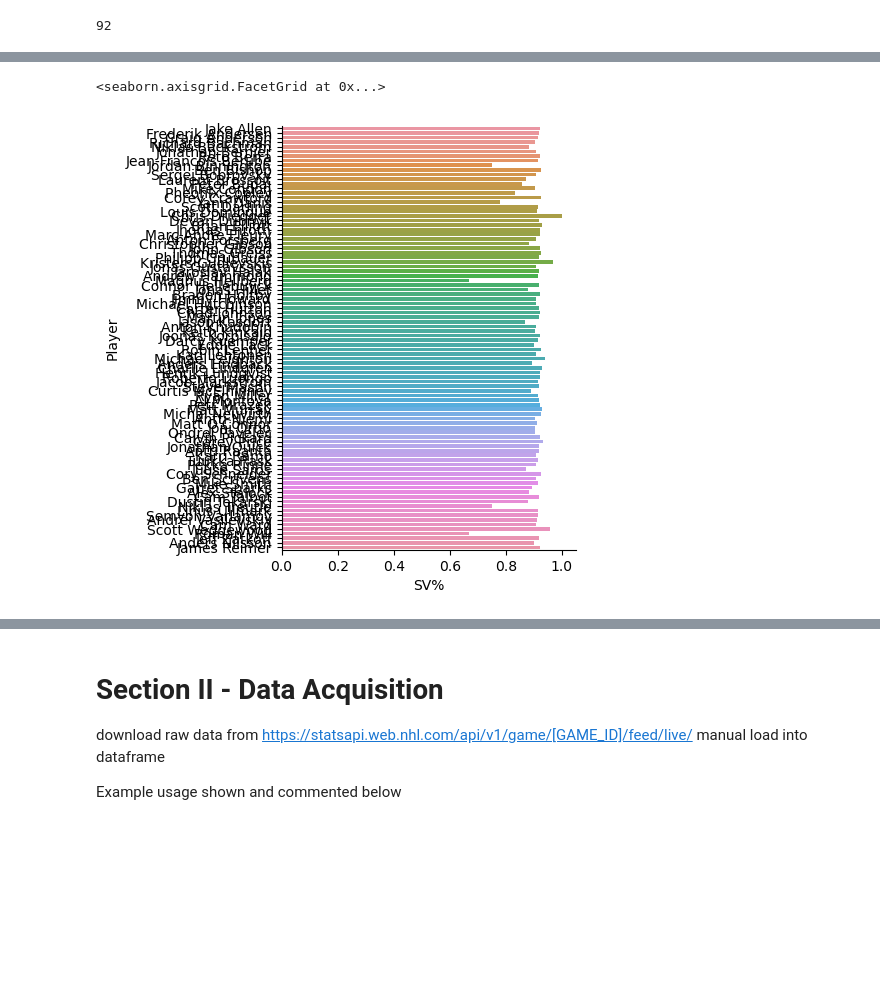
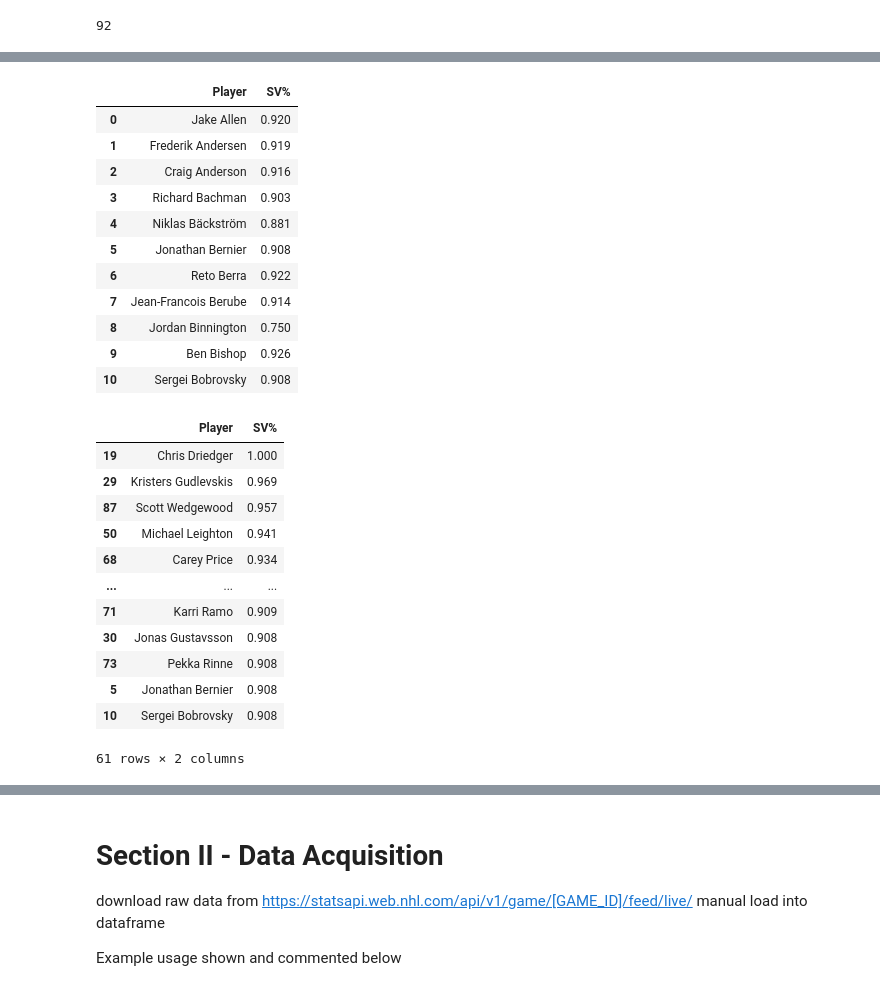
Before and after one commit to Jawing/ift6758-project-template-main, a Jupyter notebook: binulal.ipynb, the cells around one changed output, grey strips where cells are left out. Saved outputs shown, nothing was run; the diff lists cells and outputs as text; code cells hidden in the pictures; blank space fills up the shorter version.

```diff
--- a/binulal.ipynb
+++ b/binulal.ipynb
@@ -96,5 +96,15 @@ ax = sns.barplot(x="SV%", y="Player", data=goaliesDF )
-# %%
-sns.catplot(x="SV%", y="Player", kind="bar", data=goaliesDF )
-# %% [output]
-<seaborn.axisgrid.FacetGrid at 0x...>
-[figure, removed]
+# %%
+goaliesDF.loc[:10]
+# %% [output]
+|  | Player | SV% |
+| 0 | Jake Allen | 0.920 |
+| 1 | Frederik Andersen | 0.919 |
+| 2 | Craig Anderson | 0.916 |
+| 3 | Richard Bachman | 0.903 |
+| 4 | Niklas Bäckström | 0.881 |
+| 5 | Jonathan Bernier | 0.908 |
+| 6 | Reto Berra | 0.922 |
+| 7 | Jean-Francois Berube | 0.914 |
+| 8 | Jordan Binnington | 0.750 |
+| 9 | Ben Bishop | 0.926 |
+| 10 | Sergei Bobrovsky | 0.908 |
@@ -100,0 +113,16 @@ sns.catplot(x="SV%", y="Player", kind="bar", data=goaliesDF )
+# %%
+goaliesDF.loc[:10]
+# %% [output]
+|  | Player | SV% |
+| 19 | Chris Driedger | 1.000 |
+| 29 | Kristers Gudlevskis | 0.969 |
+| 87 | Scott Wedgewood | 0.957 |
+| 50 | Michael Leighton | 0.941 |
+| 68 | Carey Price | 0.934 |
+| ... | ... | ... |
+| 71 | Karri Ramo | 0.909 |
+| 30 | Jonas Gustavsson | 0.908 |
+| 73 | Pekka Rinne | 0.908 |
+| 5 | Jonathan Bernier | 0.908 |
+| 10 | Sergei Bobrovsky | 0.908 |
+61 rows × 2 columns
```
Also changed, not shown: parts of 6 cells of this notebook.
